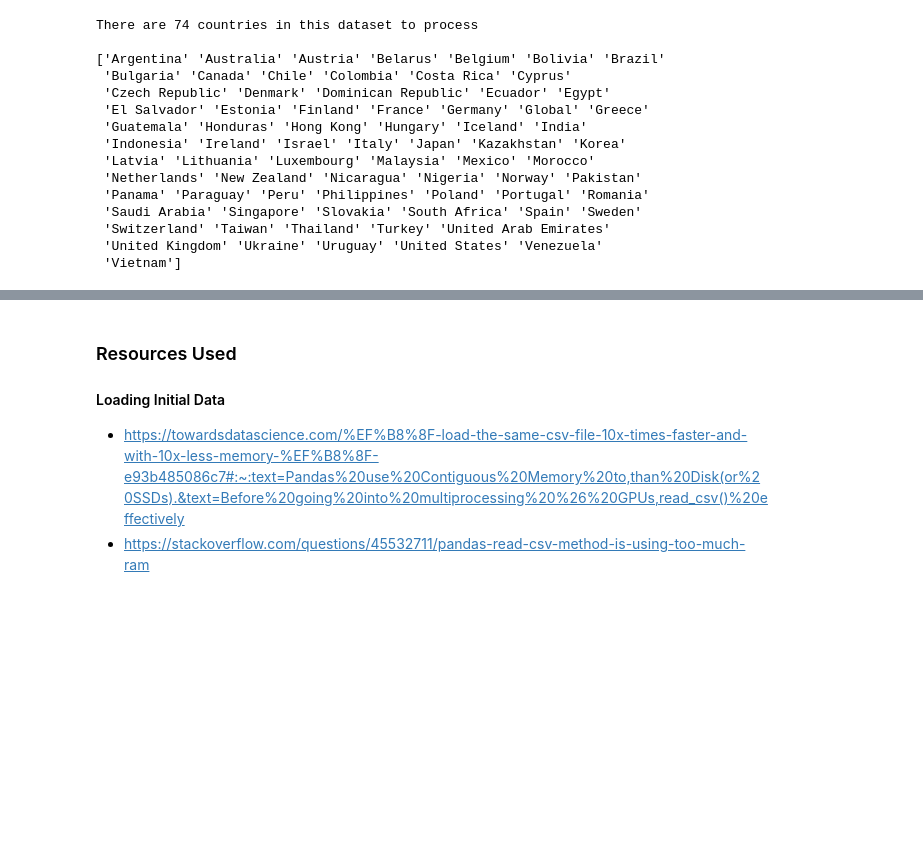
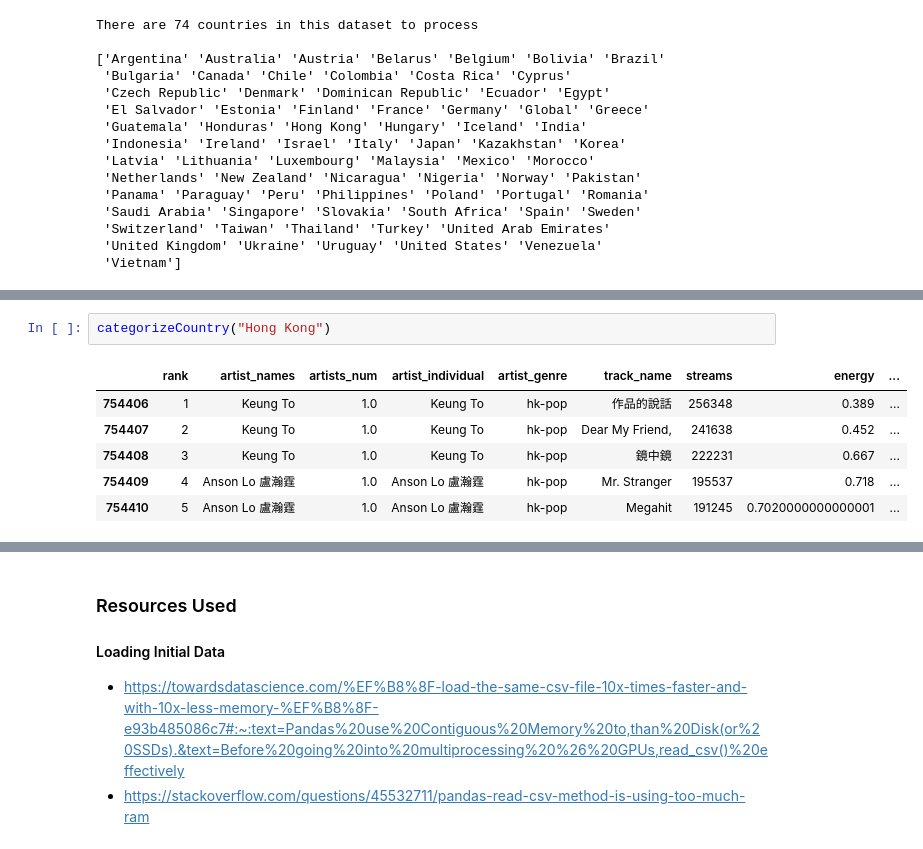
Before and after one commit to tbui00/ics438_final, a Jupyter notebook: final_report.ipynb, the cells around one changed output, grey strips where cells are left out. Cells and saved outputs as stored; diff of their text form; blank space fills up the shorter version.

```diff
--- a/final_report.ipynb
+++ b/final_report.ipynb
@@ -124,0 +128,9 @@ categorizeCountry("Canada")
+# %%
+categorizeCountry("Hong Kong")
+# %% [output]
+|  | rank | artist_names | artists_num | artist_individual | artist_genre | track_name | streams | energy | ... |
+| 754406 | 1 | Keung To | 1.0 | Keung To | hk-pop | 作品的說話 | 256348 | 0.389 | ... |
+| 754407 | 2 | Keung To | 1.0 | Keung To | hk-pop | Dear My Friend, | 241638 | 0.452 | ... |
+| 754408 | 3 | Keung To | 1.0 | Keung To | hk-pop | 鏡中鏡 | 222231 | 0.667 | ... |
+| 754409 | 4 | Anson Lo 盧瀚霆 | 1.0 | Anson Lo 盧瀚霆 | hk-pop | Mr. Stranger | 195537 | 0.718 | ... |
+| 754410 | 5 | Anson Lo 盧瀚霆 | 1.0 | Anson Lo 盧瀚霆 | hk-pop | Megahit | 191245 | 0.7020000000000001 | ... |
```
Also changed, not shown: parts of 4 cells of this notebook.
